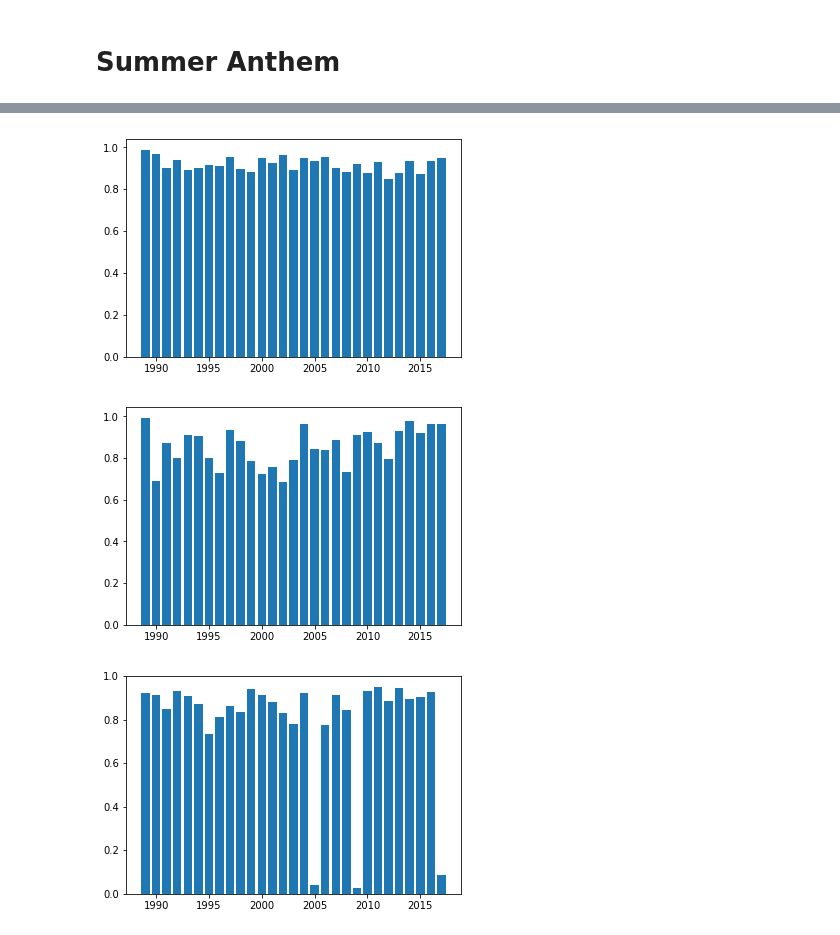
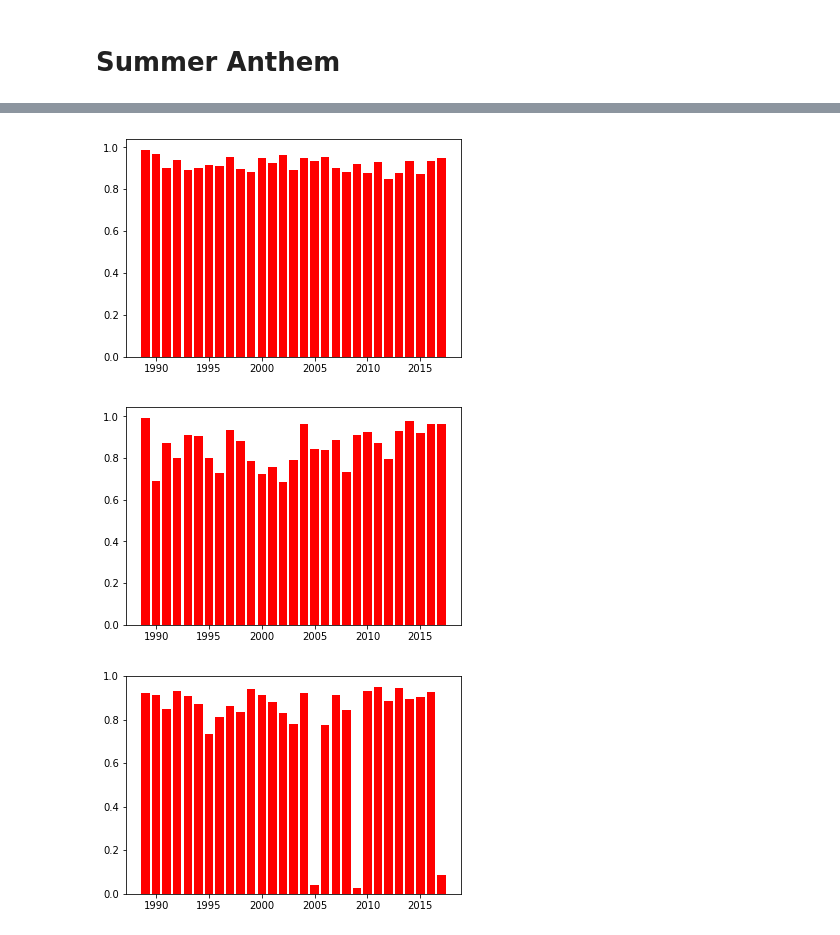
Before and after one commit to jillness/APIProject, a Jupyter notebook: Summer_Plots_for_Presentation.ipynb, the cells around one changed output, grey strips where cells are left out. Drawn from its saved outputs; the diff is of its cells as text; code cells hidden in the pictures.

```diff
--- a/Summer_Plots_for_Presentation.ipynb
+++ b/Summer_Plots_for_Presentation.ipynb
@@ -202,21 +202,21 @@ plt.show()
 # %%
 # Summer: Date vs Danceability
-plt.bar(summer_charts ['Date'], summer_charts['Danceability'])
+plt.bar(summer_charts ['Date'], summer_charts['Danceability'], color='red')
 plt.savefig('Summer_Danceability')
 plt.show()
 # %% [output]
-[figure, old version]
+[figure, new version]
 # %%
 # Summer: Date vs Acousticness
-plt.bar(summer_charts ['Date'], summer_charts['Acousticness'])
+plt.bar(summer_charts ['Date'], summer_charts['Acousticness'], color='red')
 plt.savefig('Summer_Acousticness')
 plt.show()
 # %% [output]
-[figure, old version]
+[figure, new version]
 # %%
 # Summer: Date vs Instrumentalness
-plt.bar(summer_charts ['Date'], summer_charts['Instrumentalness'])
+plt.bar(summer_charts ['Date'], summer_charts['Instrumentalness'], color='red')
 plt.savefig('Summer_Instrumentalness')
 plt.show()
 # %% [output]
-[figure, old version]
+[figure, new version]
```
Also changed, not shown: parts of 9 cells of this notebook.
